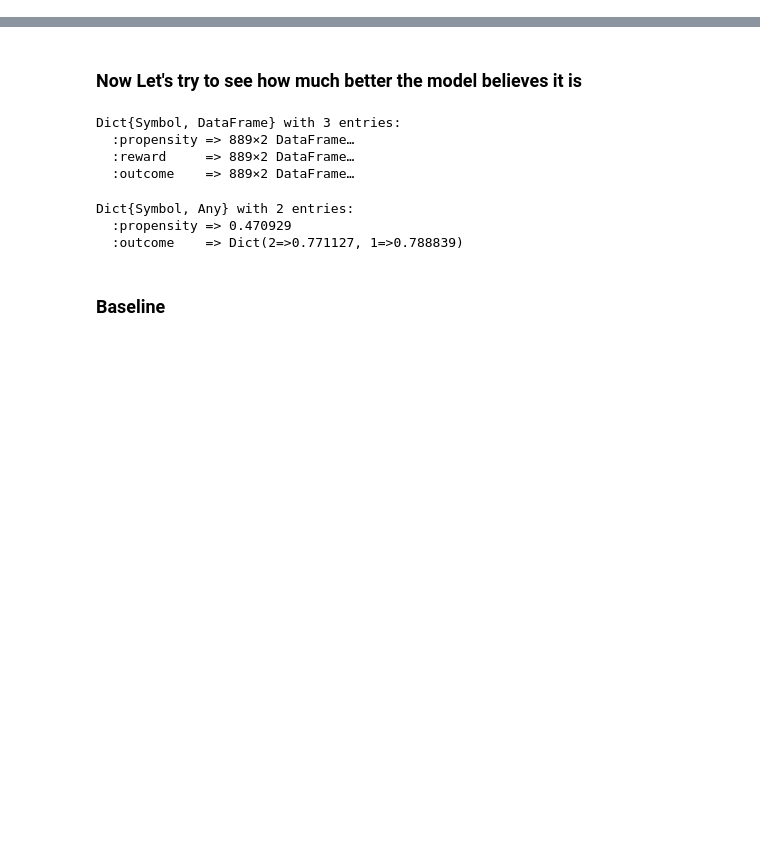
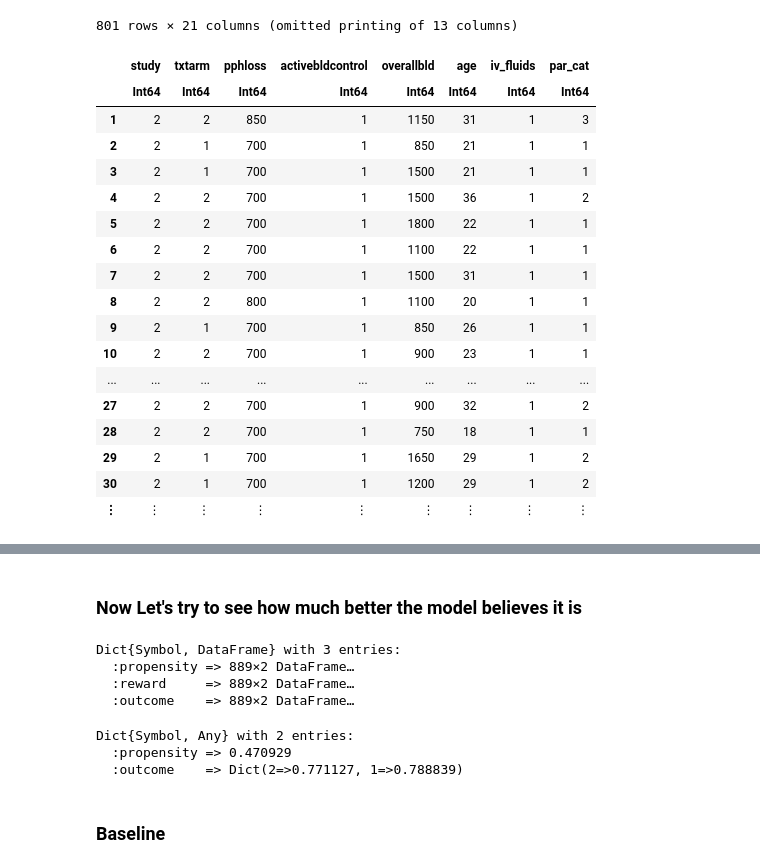
Before and after one commit to Joeyzect/ML_Fall_2022, a Jupyter notebook: notebooks/model.ipynb, the cells around one changed output, grey strips where cells are left out. Drawn from its saved outputs; the diff is of its cells as text; code cells hidden in the pictures; blank space fills up the shorter version.

```diff
--- a/notebooks/model.ipynb
+++ b/notebooks/model.ipynb
@@ -4,6 +6,27 @@ using CSV, DataFrames
 vars = CSV.read("../data/processed/goodvars.csv", DataFrame);
 # %%
 vars = vars[completecases(vars), :];
+vars = vars[vars.study .== 2, :]
+# %% [output]
+801 rows × 21 columns (omitted printing of 13 columns)
+|  | study | txtarm | pphloss | activebldcontrol | overallbld | age | iv_fluids | par_cat |
+|  | Int64 | Int64 | Int64 | Int64 | Int64 | Int64 | Int64 | Int64 |
+| 1 | 2 | 2 | 850 | 1 | 1150 | 31 | 1 | 3 |
+| 2 | 2 | 1 | 700 | 1 | 850 | 21 | 1 | 1 |
+| 3 | 2 | 1 | 700 | 1 | 1500 | 21 | 1 | 1 |
+| 4 | 2 | 2 | 700 | 1 | 1500 | 36 | 1 | 2 |
+| 5 | 2 | 2 | 700 | 1 | 1800 | 22 | 1 | 1 |
+| 6 | 2 | 2 | 700 | 1 | 1100 | 22 | 1 | 1 |
+| 7 | 2 | 2 | 700 | 1 | 1500 | 31 | 1 | 1 |
+| 8 | 2 | 2 | 800 | 1 | 1100 | 20 | 1 | 1 |
+| 9 | 2 | 1 | 700 | 1 | 850 | 26 | 1 | 1 |
+| 10 | 2 | 2 | 700 | 1 | 900 | 23 | 1 | 1 |
+| ... | ... | ... | ... | ... | ... | ... | ... | ... |
+| 27 | 2 | 2 | 700 | 1 | 900 | 32 | 1 | 2 |
+| 28 | 2 | 2 | 700 | 1 | 750 | 18 | 1 | 1 |
+| 29 | 2 | 1 | 700 | 1 | 1650 | 29 | 1 | 2 |
+| 30 | 2 | 1 | 700 | 1 | 1200 | 29 | 1 | 2 |
+| ⋮ | ⋮ | ⋮ | ⋮ | ⋮ | ⋮ | ⋮ | ⋮ | ⋮ |
 # %%
 X = select(vars, Not([:activebldcontrol, :txtarm]))
 treatments = vars[:, :txtarm]
```
Also changed, not shown: parts of 57 cells of this notebook.
